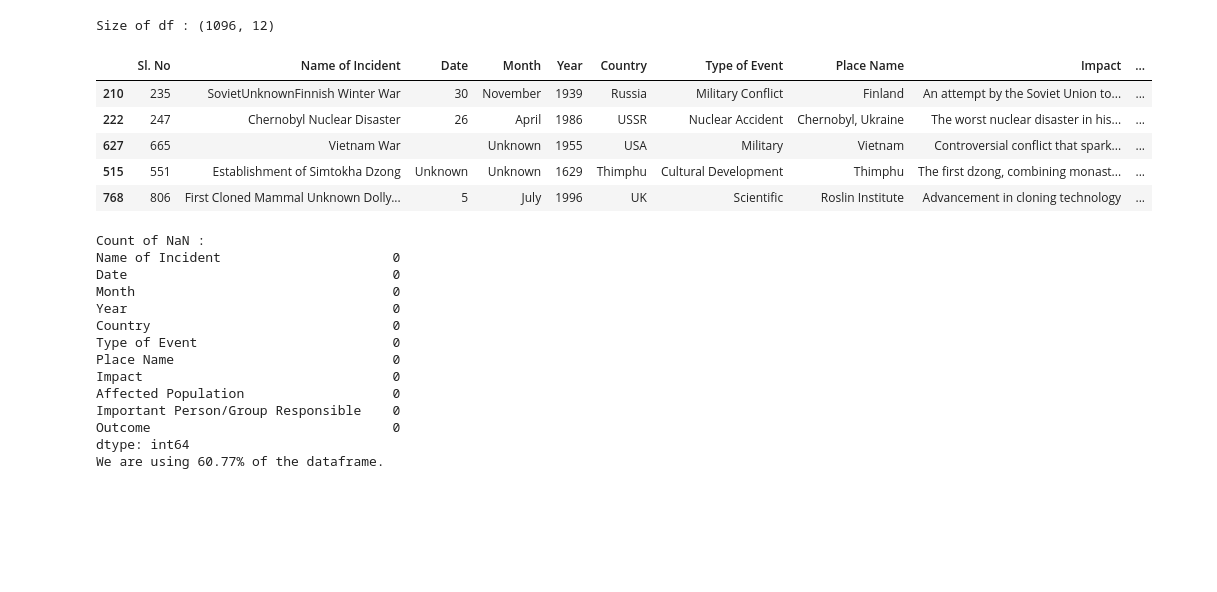
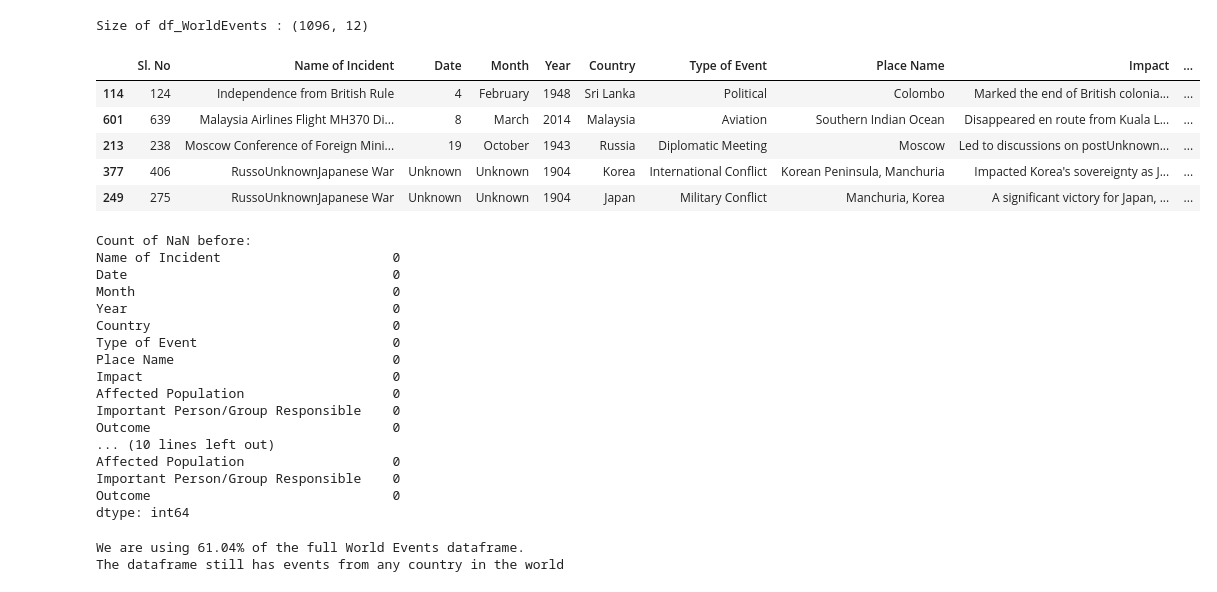
Before and after one commit to epfl-ada/ada-2024-project-padawans, a Jupyter notebook: Analysis_Historical_Events.ipynb, the cells around one changed output. Cells and saved outputs as stored; diff of their text form; code cells hidden in the pictures; blank space fills up the shorter version.

```diff
--- a/Analysis_Historical_Events.ipynb
+++ b/Analysis_Historical_Events.ipynb
@@ -5,34 +5,40 @@ import matplotlib.pyplot as plt
 import seaborn as sns
 # %%
 #Import Dataframe
-df_ = pd.read_csv('./WorldImportantDates.csv')
+df_WorldEvents = pd.read_csv('./WorldImportantDates.csv')
 
 # Size of df
-print('Size of df : ' + str(df_.shape))
+print('Size of df_WorldEvents : ' + str(df_WorldEvents.shape))
 
-display(df_.sample(5))
+display(df_WorldEvents.sample(5))
 # %% [output]
-Size of df : (1096, 12)
+Size of df_WorldEvents : (1096, 12)
 |  | Sl. No | Name of Incident | Date | Month | Year | Country | Type of Event | Place Name | Impact | ... |
-| 210 | 235 | SovietUnknownFinnish Winter War | 30 | November | 1939 | Russia | Military Conflict | Finland | An attempt by the Soviet Union to... | ... |
-| 222 | 247 | Chernobyl Nuclear Disaster | 26 | April | 1986 | USSR | Nuclear Accident | Chernobyl, Ukraine | The worst nuclear disaster in his... | ... |
-| 627 | 665 | Vietnam War |  | Unknown | 1955 | USA | Military | Vietnam | Controversial conflict that spark... | ... |
-| 515 | 551 | Establishment of Simtokha Dzong | Unknown | Unknown | 1629 | Thimphu | Cultural Development | Thimphu | The first dzong, combining monast... | ... |
-| 768 | 806 | First Cloned Mammal Unknown Dolly... | 5 | July | 1996 | UK | Scientific | Roslin Institute | Advancement in cloning technology | ... |
+| 114 | 124 | Independence from British Rule | 4 | February | 1948 | Sri Lanka | Political | Colombo | Marked the end of British colonia... | ... |
+| 601 | 639 | Malaysia Airlines Flight MH370 Di... | 8 | March | 2014 | Malaysia | Aviation | Southern Indian Ocean | Disappeared en route from Kuala L... | ... |
+| 213 | 238 | Moscow Conference of Foreign Mini... | 19 | October | 1943 | Russia | Diplomatic Meeting | Moscow | Led to discussions on postUnknown... | ... |
+| 377 | 406 | RussoUnknownJapanese War | Unknown | Unknown | 1904 | Korea | International Conflict | Korean Peninsula, Manchuria | Impacted Korea's sovereignty as J... | ... |
+| 249 | 275 | RussoUnknownJapanese War | Unknown | Unknown | 1904 | Japan | Military Conflict | Manchuria, Korea | A significant victory for Japan, ... | ... |
 # %%
 #Clean the data
 
 #Drop useless column
-df_clean = df_.drop('Sl. No', axis=1)
+df_clean = df_WorldEvents.drop('Sl. No', axis=1)
 
 #Change Year column into int
 df_clean['Year'] = pd.to_numeric(df_clean['Year'], errors='coerce')
 
-#Drop NaN created for years "BC" (we are not interested in such old years)
+#Drop NaN created for years "BC" (we are not interested in events that took place before christ)
 df_clean.dropna(subset=['Year'], inplace=True)
 
 #Int type
 df_clean['Year'] = df_clean['Year'].astype(int)
+
+
+########## REVOIR
+#Check we have no more NaN values
+print("Count of NaN before: ")
+print(df_clean.isna().sum()) # Already has no Nan values
 
 #Replace "Unknown" by "-" for the right columns as it seems not recognized
 text_columns = ['Name of Incident', 'Country',	'Type of Event', 'Place Name',	'Impact', 'Affected Population', 'Important Person/Group Responsible']
@@ -40,27 +46,26 @@ for col in text_columns:
     df_clean[col] = df_clean[col].apply(lambda s : str(s).replace('Unknown', '-'))
 
 #Check we have no more NaN values
-print("Count of NaN : ")
-print(df_clean.isnull().sum()) #No more NaN values indeed
+print("Count of NaN after: ")
+print(df_clean.isnull().sum()) # It already had no Nan values (No more NaN values indeed)
+##########
+
 
 #Sort by Year
-df_sorted = df_clean.sort_values('Year')
+df_short = df_clean.sort_values('Year')
 
-#Select only years of the Movie Dataset, 1897 to 2012
-start = 1897
+# Select only years that could impact the Movie Dataset (which has dates from 1897 to 2012)
+start = 1895 # A bit before the first movie of the Movie Dataset could be intresting such as 1880
 end = 2012
-df_sorted = df_sorted[df_sorted['Year'] > start-1]
-df_sorted = df_sorted[df_sorted['Year'] < end+1]
+df_short = df_short[df_short['Year'] > start-1]
+df_short = df_short[df_short['Year'] < end+1]
 
 #Reset the index
-df_sorted.reset_index(drop=True, inplace=True)
+df_short.reset_index(drop=True, inplace=True)
 
-df = df_sorted
-
-val = 100 * (df.shape[0] / df_.shape[0])
-print(f"We are using {val:.2f}% of the dataframe.")
+df = df_short
 # %% [output]
-Count of NaN :
+Count of NaN before:
 Name of Incident                      0
 Date                                  0
 Month                                 0
@@ -72,8 +77,18 @@ Impact                                0
 Affected Population                   0
 Important Person/Group Responsible    0
 Outcome                               0
+... (10 lines left out)
+Affected Population                   0
+Important Person/Group Responsible    0
+Outcome                               0
 dtype: int64
-We are using 60.77% of the dataframe.
+# %%
+val = 100 * (df.shape[0] / df_WorldEvents.shape[0])
+print(f"We are using {val:.2f}% of the full World Events dataframe.")
+print('The dataframe still has events from any country in the world')
+# %% [output]
+We are using 61.04% of the full World Events dataframe.
+The dataframe still has events from any country in the world
 # %%
 print("We end up with the resulting dataframe :")
 display(df.head(3))
```
Also changed, not shown: parts of 14 cells of this notebook.
